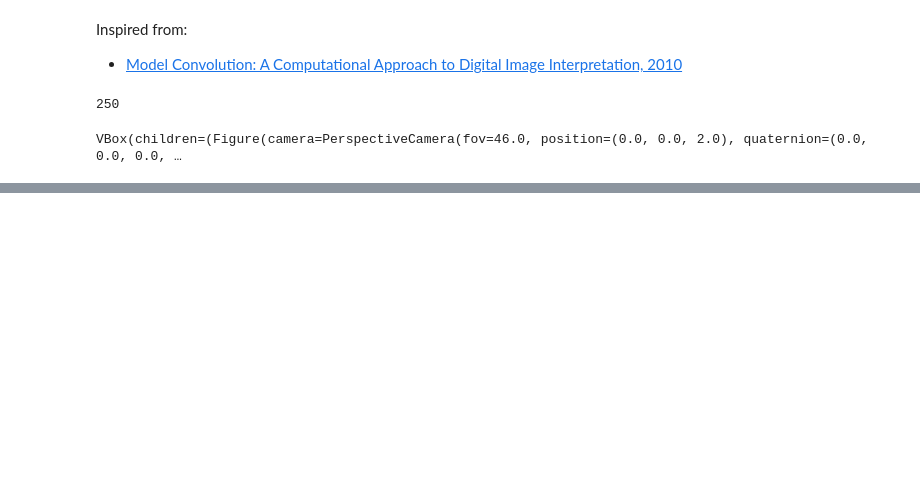
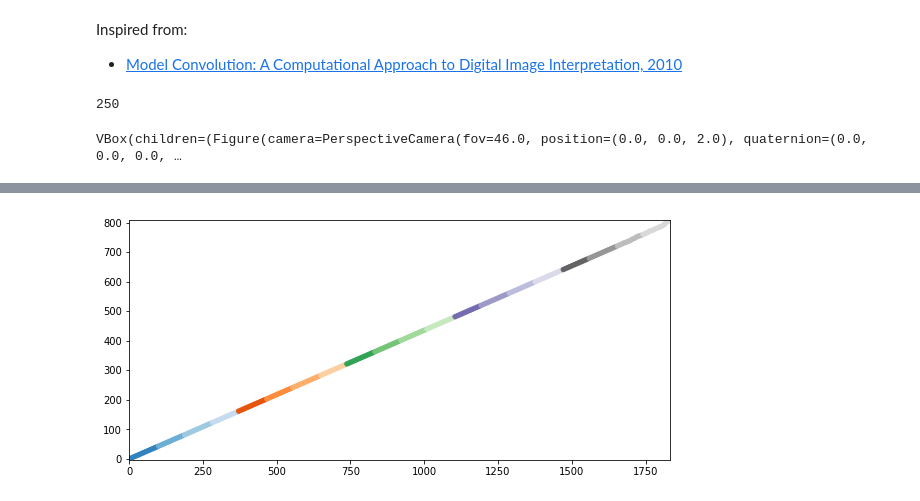
Before and after one commit to brouhardlab/anamic, a Jupyter notebook: notebooks/Development/Simulate Microscope Images.ipynb, the cells around one changed output, grey strips where cells are left out. Drawn from its saved outputs; the diff is of its cells as text; code cells hidden in the pictures; blank space fills up the shorter version.

```diff
--- a/notebooks/Development/Simulate Microscope Images.ipynb
+++ b/notebooks/Development/Simulate Microscope Images.ipynb
@@ -82,26 +84,28 @@ if visualize:
 # %%
 # Apply a random rotation of the projected microtubule positions
 
 random_angle = np.deg2rad(np.random.randn() * 180)
 R = anamic.transformations.rotation_matrix(random_angle, [0, 0, 1])
 
 positions['x_proj_rotated'] = np.nan
 positions['y_proj_rotated'] = np.nan
 positions[['x_proj_rotated', 'y_proj_rotated']] = np.dot(positions[['x_proj', 'y_proj']], R[:2, :2].T)
 
-visualize = False
+visualize = True
 
 if visualize:
     color_feature = 'row'
     marker_size = 20
 
     fig, ax = plt.subplots(figsize=(8, 6), constrained_layout=True)
 
     selected_dimers = positions[(positions['visible'] == True)]
     selected_dimers = selected_dimers.groupby('row').mean().reset_index()
     anamic.viz.viz_2d_dimers_positions(ax, selected_dimers,
                                        x_feature="y_proj_rotated", y_feature="x_proj_rotated",
                                        color_feature=color_feature, marker_size=marker_size)
+# %% [output]
+[figure, added]
 # %%
 # Discretize dimers onto an high resolution image
 
```
Also changed, not shown: parts of 5 cells of this notebook, 2 other files.
